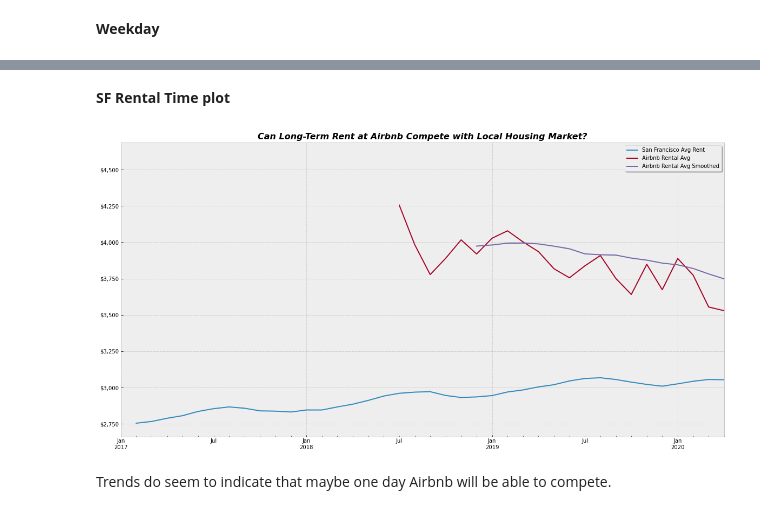
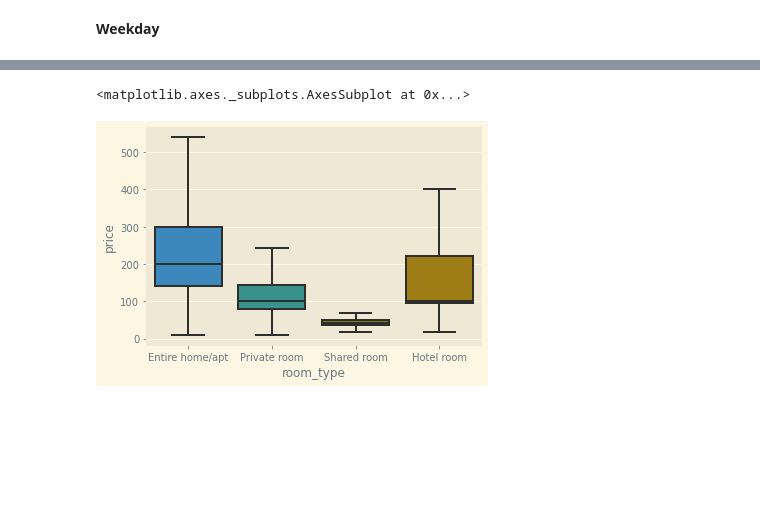
Before and after one commit to KishenSharma6/SF_Airbnb_Rental_Market_Analysis, a Jupyter notebook: Project_Codes/02_EDA/2020_0525_Listings_EDA.ipynb, the cells around one changed output, grey strips where cells are left out. Saved outputs shown, nothing was run; the diff lists cells and outputs as text; code cells hidden in the pictures; blank space fills up the shorter version.

```diff
--- a/Project_Codes/02_EDA/2020_0525_Listings_EDA.ipynb
+++ b/Project_Codes/02_EDA/2020_0525_Listings_EDA.ipynb
@@ -490,33 +237,5 @@ display(sf_rent.head())
-# %% [markdown]
-**SF Rental Time plot**
-# %%
-#Create figure
-f, ax = plt.subplots(figsize = (20,10))
-
-#Plot sf rental data
-sf_rent.iloc[sf_rent.index > '2017-01-01'].plot(ax = ax, label = 'SF AVG Rent')
-
-#Plot Airbnb data
-time_series['mean'].iloc[time_series.index > '2017-01-01'].plot(ax = ax, label = 'Airbnb Avg Rent')
-time_series.iloc[time_series.index > '2016-01-01']['mean'].rolling(12,6).mean().plot(ax = ax, label = 'SF AVG Rent')
-
-###Set plot aesthetics###
-#Title
-ax.set_title('Can Long-Term Rent at Airbnb Compete with Local Housing Market?', fontweight = 'semibold', style = 'italic',fontsize = 16)
-
-#Axes
-ax.set_xlabel('')
-ax.get_yaxis().set_major_formatter(plt.FuncFormatter(lambda x, loc: "${:,}".format(int(x))))
-
-#Set xlim
-ax.set_xlim('2017-01-01', '2020-04-01')
-
-#Legend
-ax.legend(['San Francisco Avg Rent', 'Airbnb Rental Avg', 'Airbnb Rental Avg Smoothed'],shadow = True, fontsize = 10);
-
-#Save to Visualizations file
-plt.savefig(eda_path + '/rent_comaprison.png', bbox_inches='tight')
-# %% [output]
-[figure, removed]
-# %% [markdown]
-Trends do seem to indicate that maybe one day Airbnb will be able to compete.
+# %%
+sns.boxplot(x = 'room_type', y = 'price', data = df,showfliers = False )
+# %% [output]
+<matplotlib.axes._subplots.AxesSubplot at 0x...>
+[figure, added]
```
Also changed, not shown: parts of 35 cells of this notebook, 4 other files.
